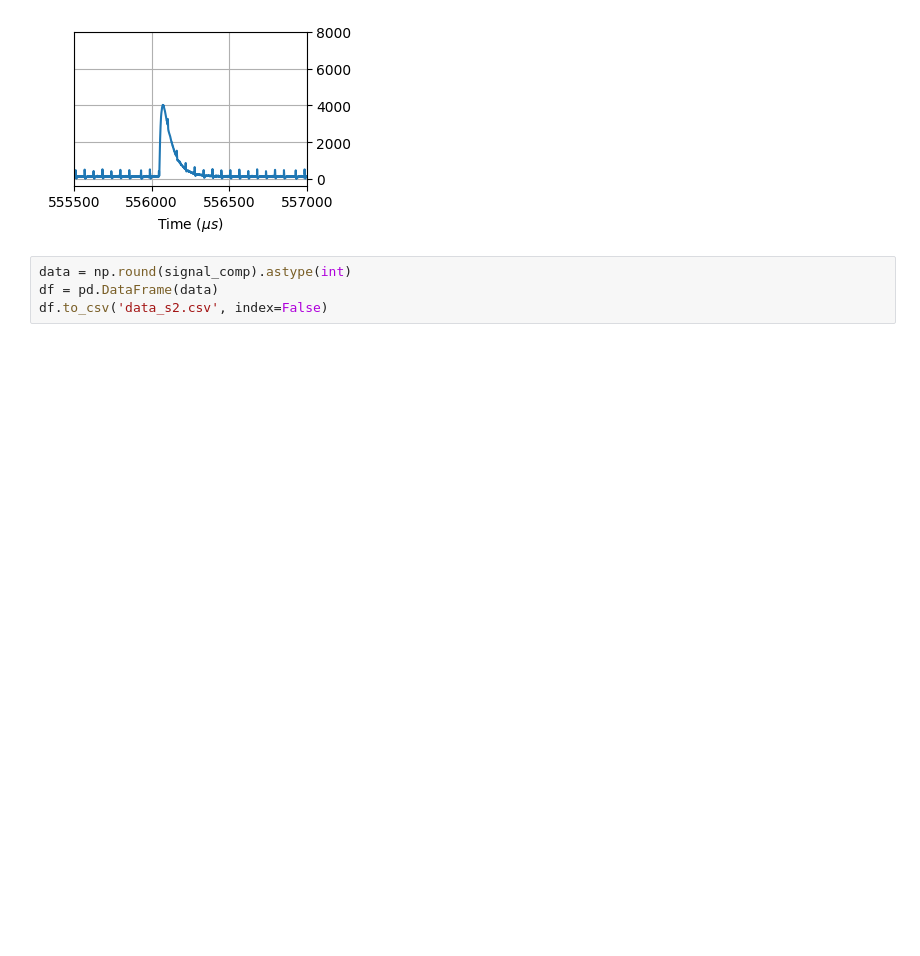
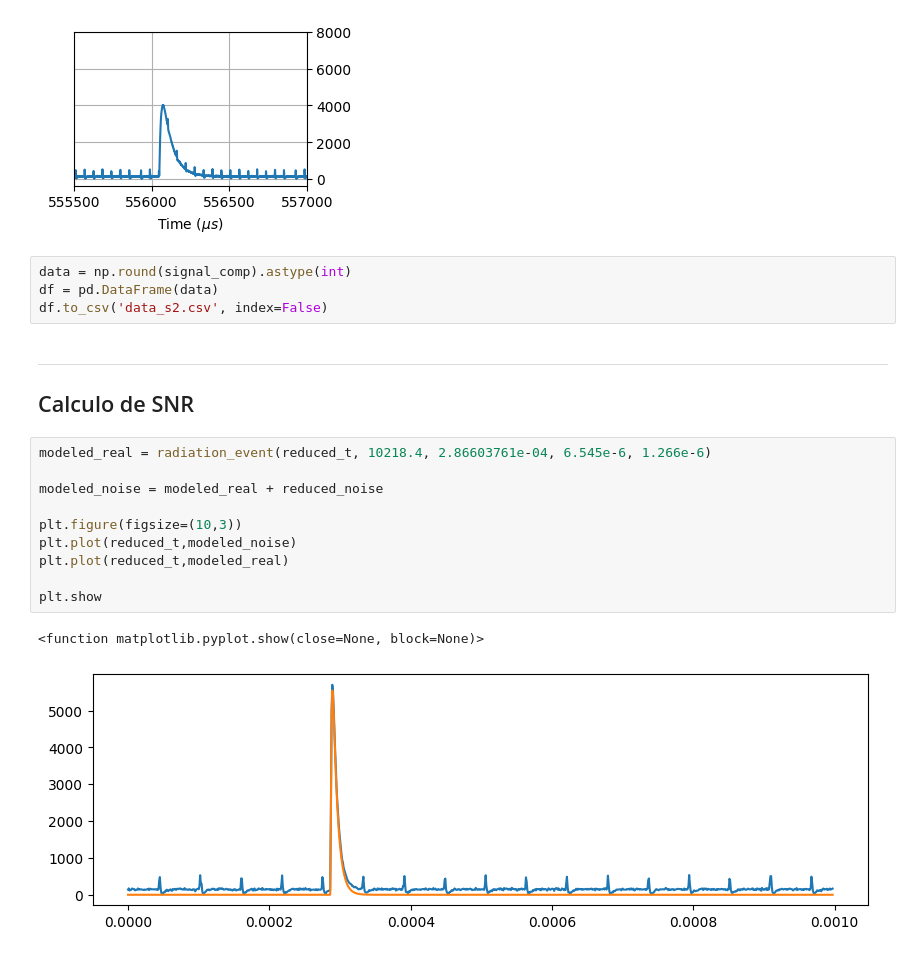
Before and after one commit to fabioc9675/TrapezoidalShaper_Prj, a Jupyter notebook: Notebooks/SimulateSignal.ipynb, the cells around one changed output. Drawn from its saved outputs; the diff is of its cells as text; blank space fills up the shorter version.

```diff
--- a/Notebooks/SimulateSignal.ipynb
+++ b/Notebooks/SimulateSignal.ipynb
@@ -395,3 +395,20 @@ plt.savefig("output/detailModeled.pdf", format="pdf", bbox_inches="tight")
 data = np.round(signal_comp).astype(int)
 df = pd.DataFrame(data)
 df.to_csv('data_s2.csv', index=False)
+# %% [markdown]
+---
+
+## Calculo de SNR
+# %%
+modeled_real = radiation_event(reduced_t, 10218.4, 2.86603761e-04, 6.545e-6, 1.266e-6)
+
+modeled_noise = modeled_real + reduced_noise
+
+plt.figure(figsize=(10,3))
+plt.plot(reduced_t,modeled_noise)
+plt.plot(reduced_t,modeled_real)
+
+plt.show
+# %% [output]
+<function matplotlib.pyplot.show(close=None, block=None)>
+[figure, added]
```
Also changed, not shown: parts of 5 cells of this notebook, 21 other files.
